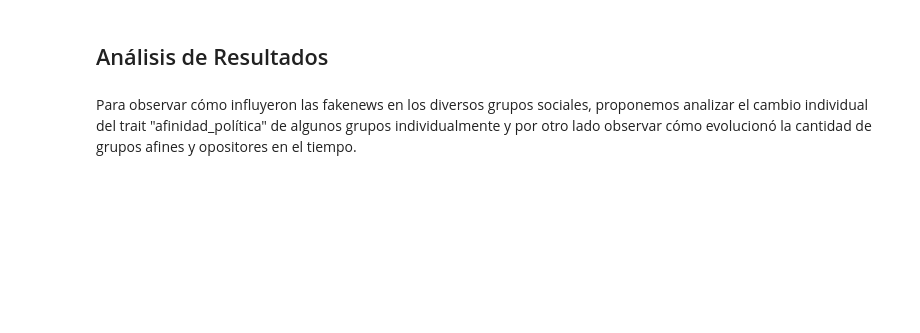
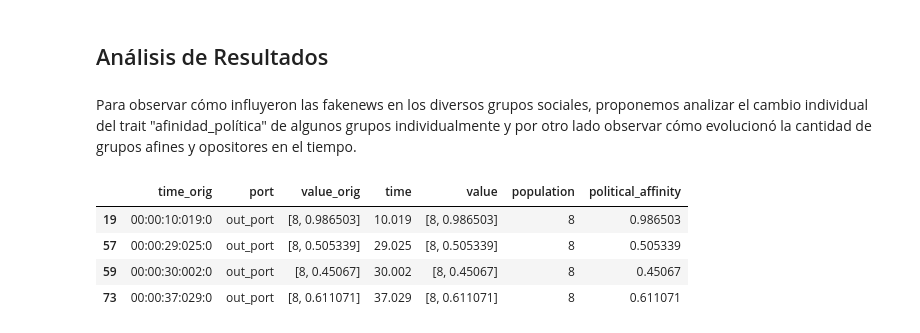
Before and after one commit to asorondo/fakeNewsPropagation, a Jupyter notebook: notebook/TP_FakeNewsPropagation.ipynb, the cells around one changed output. Cells and saved outputs as stored; diff of their text form; code cells hidden in the pictures; blank space fills up the shorter version.

```diff
--- a/notebook/TP_FakeNewsPropagation.ipynb
+++ b/notebook/TP_FakeNewsPropagation.ipynb
@@ -438,0 +451,85 @@ Para observar cómo influyeron las fakenews en los diversos grupos sociales, pro
+# %%
+# definimos los path a los archivos de interés
+#OUT_FILENAME = "../fakeNewsPropagation.out"
+OUT_FILENAME = str(CDPP_EXAMPLES)+"/fakeNewsPropagation-main/fakeNewsPropagation.out"
+# con el script tuple_to_real elegimos el índice 0 de la 3-upla
+# tuple_to_real.tuple_to_real(OUT_FILENAME, 0)
+
+# definimos los nombres de las columnas en los dataframes de pandas
+TIME_COL_ORIG = 'time_orig'
+TIME_COL = 'time'
+PORT_COL = 'port'
+VALUE_COL_ORIG = 'value_orig'
+VALUE_COL = 'value'
+POPULATION_COL = 'population'
+POLITICAL_AFFINITY = 'political_affinity'
+MESSAGE_TYPE_COL = 'message_type'
+MODEL_ORIGIN_COL = 'model_origin'
+MODEL_DEST_COL = 'model_dest'
+
+# parsea cada fila del dataframe
+def parse_value(value):
+    is_list = value.strip().startswith("[") and value.strip().endswith("]")
+    if is_list:
+        return tuple(float(num) for num in value.replace('[', '').replace(']', '').split(', '))
+    return float(value)
+
+#conversion VTime a float
+def time_to_secs(time):
+    h, m, s, ms, r = time.split(':')
+    return float(h)*60*60. + float(m)*60. + float(s) + float(ms)/1000. + float(r)/1000.
+
+#conversion string to list
+def value_to_list(value):
+    tempValue = value[1:-1]
+    return tempValue.split(',')
+
+df_converters = {
+     VALUE_COL: parse_value,
+     TIME_COL: time_to_secs
+ }
+
+salida = pd.read_csv(OUT_FILENAME,
+                     delimiter=r'(?<!,)\s+',
+                     engine='python',  # C engine doesnt work for regex
+                     # Se puede usar esto para convertir los valores directamente:
+                     # converters=df_converters,
+                     names=[TIME_COL_ORIG, PORT_COL, VALUE_COL_ORIG]
+                    )
+
+salida[TIME_COL]  = salida.apply(lambda row: time_to_secs(row[TIME_COL_ORIG]), axis=1)
+salida[VALUE_COL] = salida.apply(lambda row: value_to_list(str(row[VALUE_COL_ORIG])), axis=1)
+salida[POPULATION_COL] = salida.apply(lambda row: value_to_list(str(row[VALUE_COL_ORIG]))[0], axis=1)
+salida[POLITICAL_AFFINITY] = salida.apply(lambda row: value_to_list(str(row[VALUE_COL_ORIG]))[1], axis=1)
+
+
+outs_estadisticos = salida.loc[ salida['value'].str.len() == 2]
+population1 = outs_estadisticos.loc[ salida['population'] == '1']
+population1
+outs_estadisticos = salida.loc[ salida['value'].str.len() == 2]
+population2 = outs_estadisticos.loc[ salida['population'] == '2']
+population2
+outs_estadisticos = salida.loc[ salida['value'].str.len() == 2]
+population3 = outs_estadisticos.loc[ salida['population'] == '3']
+population3
+outs_estadisticos = salida.loc[ salida['value'].str.len() == 2]
+population4 = outs_estadisticos.loc[ salida['population'] == '4']
+
+outs_estadisticos = salida.loc[ salida['value'].str.len() == 2]
+population5 = outs_estadisticos.loc[ salida['population'] == '5']
+
+outs_estadisticos = salida.loc[ salida['value'].str.len() == 2]
+population6 = outs_estadisticos.loc[ salida['population'] == '6']
+
+outs_estadisticos = salida.loc[ salida['value'].str.len() == 2]
+population7 = outs_estadisticos.loc[ salida['population'] == '7']
+
+outs_estadisticos = salida.loc[ salida['value'].str.len() == 2]
+population8 = outs_estadisticos.loc[ salida['population'] == '8']
+population8.head()
+# %% [output]
+|  | time_orig | port | value_orig | time | value | population | political_affinity |
+| 19 | 00:00:10:019:0 | out_port | [8, 0.986503] | 10.019 | [8, 0.986503] | 8 | 0.986503 |
+| 57 | 00:00:29:025:0 | out_port | [8, 0.505339] | 29.025 | [8, 0.505339] | 8 | 0.505339 |
+| 59 | 00:00:30:002:0 | out_port | [8, 0.45067] | 30.002 | [8, 0.45067] | 8 | 0.45067 |
+| 73 | 00:00:37:029:0 | out_port | [8, 0.611071] | 37.029 | [8, 0.611071] | 8 | 0.611071 |
```
Also changed, not shown: parts of 7 cells of this notebook.
